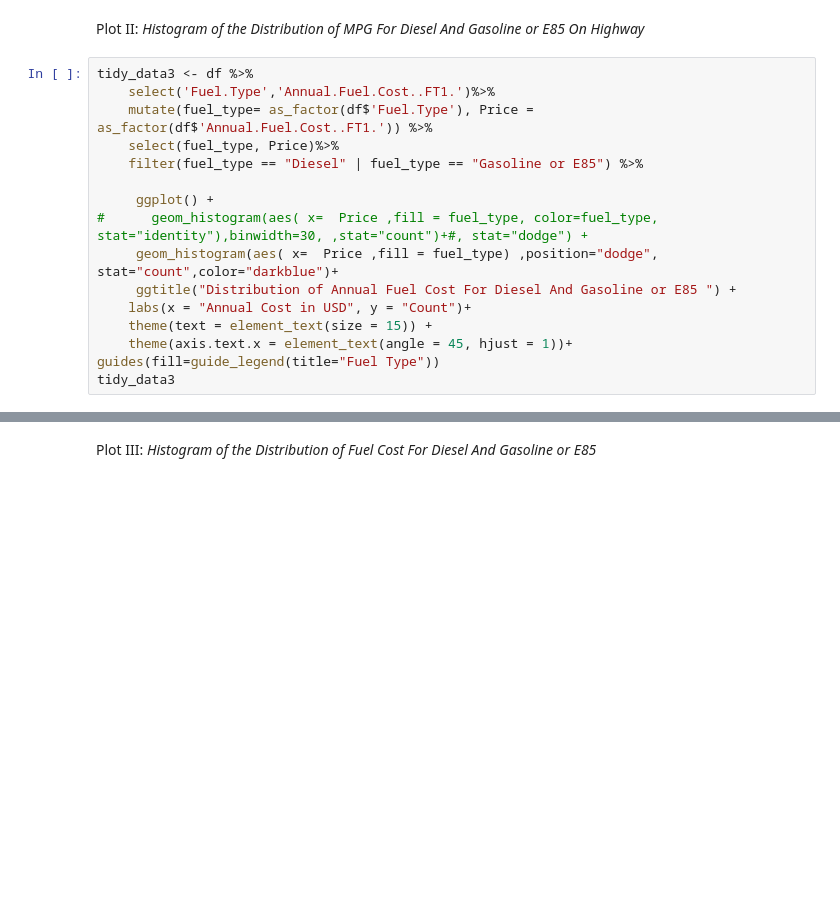
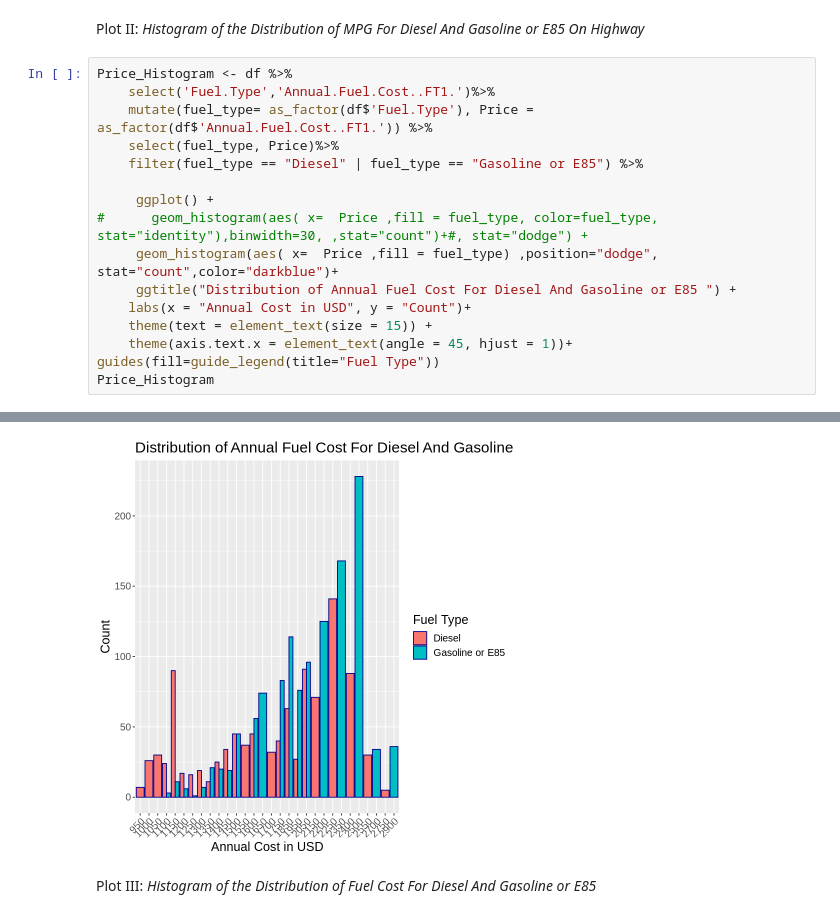
Before and after one commit to Zibo-S/STAT201_GP_7, a Jupyter notebook: fuel_project_final_report_draft1.ipynb, the cells around one changed output, grey strips where cells are left out. Drawn from its saved outputs; the diff is of its cells as text; blank space fills up the shorter version.

```diff
--- a/fuel_project_final_report_draft1.ipynb
+++ b/fuel_project_final_report_draft1.ipynb
@@ -182,7 +227,7 @@ tidy_data2
 # %% [markdown]
 Plot II: *Histogram of the Distribution of MPG For Diesel And Gasoline or E85 On Highway*
 # %%
-tidy_data3 <- df %>%
+Price_Histogram <- df %>%
     select('Fuel.Type','Annual.Fuel.Cost..FT1.')%>%
     mutate(fuel_type= as_factor(df$'Fuel.Type'), Price = as_factor(df$'Annual.Fuel.Cost..FT1.')) %>%
     select(fuel_type, Price)%>%
@@ -196,4 +241,5 @@ tidy_data3 <- df %>%
     theme(text = element_text(size = 15)) +
     theme(axis.text.x = element_text(angle = 45, hjust = 1))+
 guides(fill=guide_legend(title="Fuel Type"))
-tidy_data3
+Price_Histogram
+# %% [output]
@@ -200,3 +248,4 @@ tidy_data3
+[figure, added]
 # %% [markdown]
 Plot III: *Histogram of the Distribution of Fuel Cost For Diesel And Gasoline or E85*
 # %% [markdown]
```
Also changed, not shown: parts of 9 cells of this notebook.
